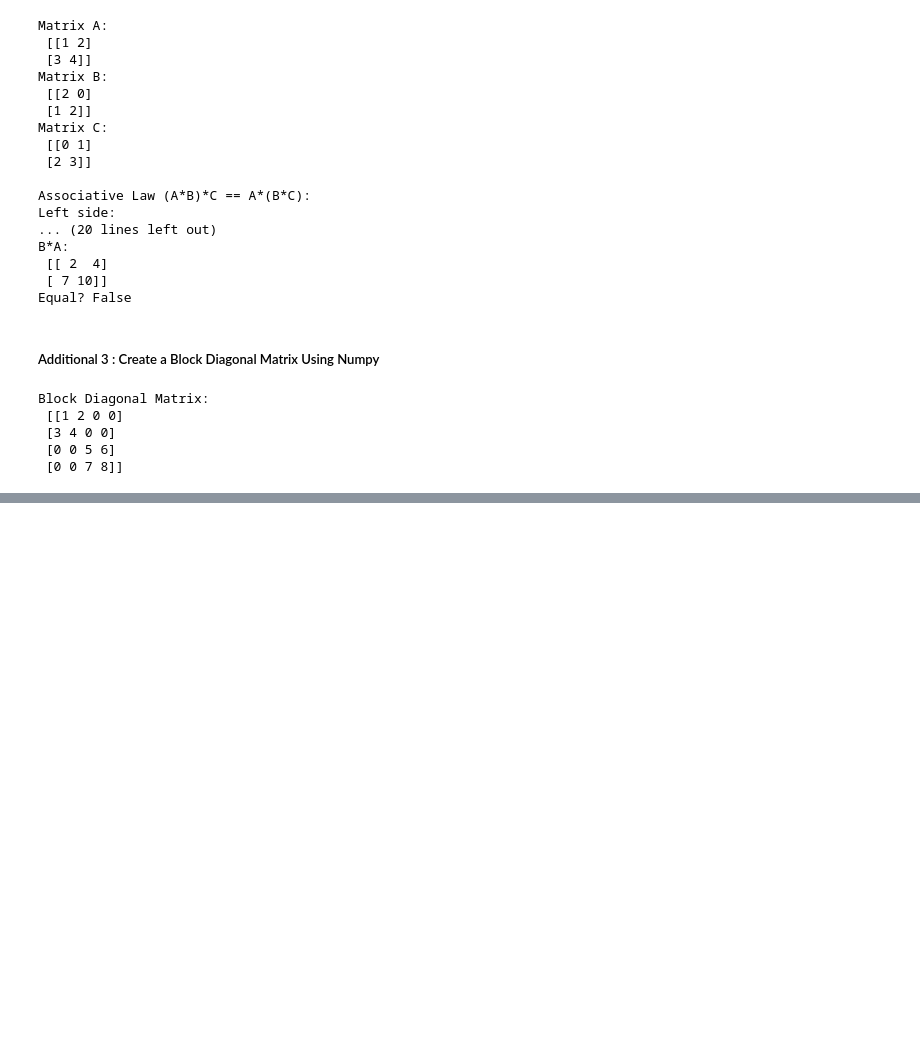
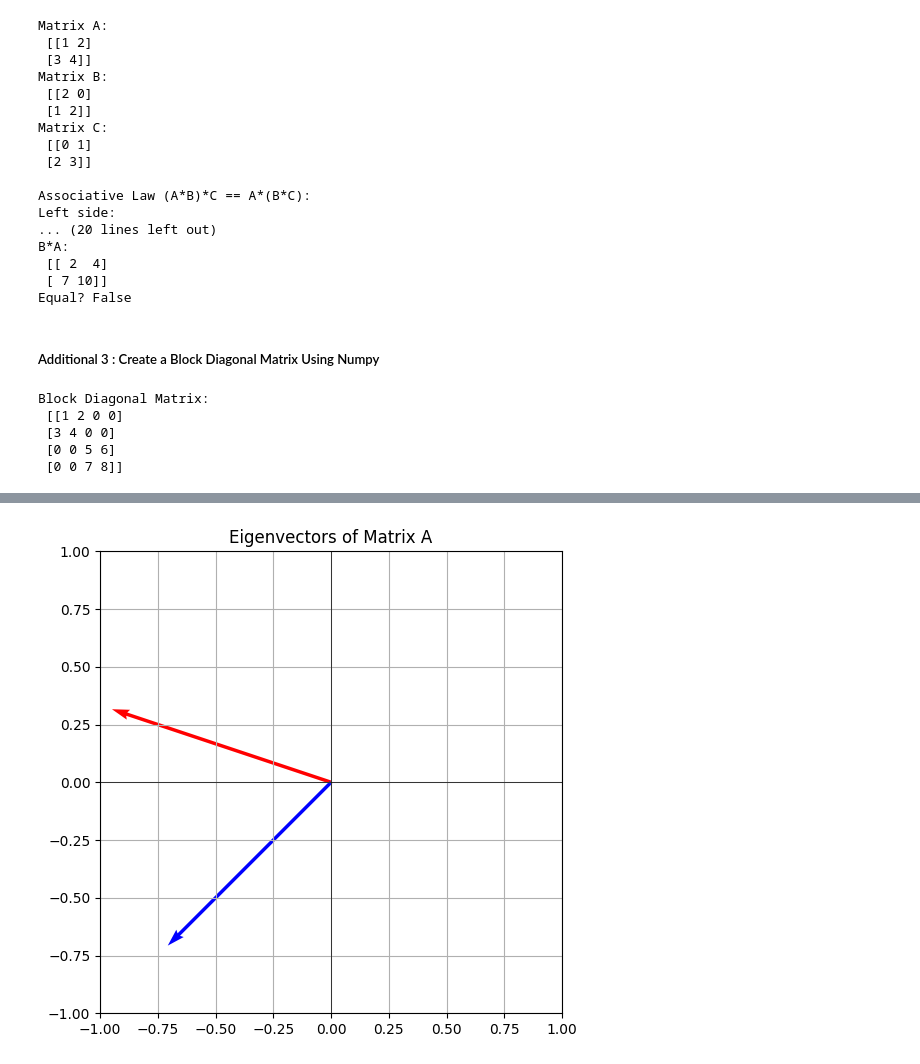
Before and after one commit to athaabiyyu/atha_learning_data-science_journey, a Jupyter notebook: Week 2 - Mathematics for Machine Learning/Exercise 1 - Linear Algebra Fundamentals/exercise1.ipynb, the cells around one changed output, grey strips where cells are left out. Cells and saved outputs as stored; diff of their text form; code cells hidden in the pictures; blank space fills up the shorter version.

```diff
--- a/Week 2 - Mathematics for Machine Learning/Exercise 1 - Linear Algebra Fundamentals/exercise1.ipynb
+++ b/Week 2 - Mathematics for Machine Learning/Exercise 1 - Linear Algebra Fundamentals/exercise1.ipynb
@@ -178,0 +253,79 @@ Block Diagonal Matrix:
+# %%
+import numpy as np
+import matplotlib.pyplot as plt
+
+# Example 1: 2x2 matrix (manual-friendly)
+A = np.array([[2, 3],
+              [1, 4]], dtype=float)
+
+detA = np.linalg.det(A)
+invA = np.linalg.inv(A)
+prod = np.dot(A, invA)
+
+eig_vals, eig_vecs = np.linalg.eig(A)
+
+# Example singular matrix (dependent rows)
+C = np.array([[1, 2],
+              [2, 4]], dtype=float)
+detC = np.linalg.det(C)
+
+# Example 3x3 matrix for SVD
+B = np.array([[3, 1, 1],
+              [-1, 3, 1],
+              [1, 1, 3]], dtype=float)
+U, S, VT = np.linalg.svd(B)
+Sigma_full = np.diag(S)               # square Sigma since B is square
+recon_full = U @ Sigma_full @ VT      # full reconstruction
+
+# Truncated rank-1 approximation
+k = 1
+Uk = U[:, :k]
+Sk = np.diag(S[:k])
+VTk = VT[:k, :]
+recon_k = Uk @ Sk @ VTk
+
+# ---- Print results
+print("Matrix A =\n", A)
+print("\ndet(A) =", detA)
+print("\nInverse of A =\n", invA)
+print("\nA x Inverse A =\n", prod)
+print("\nEigenvalues of A:", eig_vals)
+print("\nEigenvectors of A (columns):\n", eig_vecs)
+
+print("\n---\nSingular matrix C =\n", C)
+print("det(C) =", detC)
+
+print("\n---\nMatrix B (for SVD) =\n", B)
+print("\nSingular values S:", S)
+print("\nU =\n", U)
+print("\nVT =\n", VT)
+print("\nReconstructed full =\n", recon_full)
+print("\nRank-1 reconstruction =\n", recon_k)
+
+# ---- Visualization Part ----
+
+# 1. Visualize eigenvectors of A
+plt.figure(figsize=(6,6))
+origin = np.array([[0, 0],[0, 0]])   # origin point
+plt.quiver(*origin, eig_vecs[0,:], eig_vecs[1,:],
+           angles='xy', scale_units='xy', scale=1, color=['r','b'])
+plt.xlim(-1, 1)
+plt.ylim(-1, 1)
+plt.axhline(0, color='black', lw=0.5)
+plt.axvline(0, color='black', lw=0.5)
+plt.title("Eigenvectors of Matrix A")
+plt.grid(True)
+plt.gca().set_aspect('equal')
+plt.show()
+
+# 2. Compare original B vs rank-1 reconstruction
+fig, axs = plt.subplots(1, 2, figsize=(10,4))
+
+axs[0].imshow(B, cmap='viridis')
+axs[0].set_title("Original Matrix B")
+
+axs[1].imshow(recon_k, cmap='viridis')
+axs[1].set_title("Rank-1 Approximation (SVD)")
+
+plt.show()
+# %% [output]
@@ -178,0 +349 @@ Block Diagonal Matrix:
+[figure, added]
```
Also changed, not shown: parts of 6 cells of this notebook, 2 other files.
